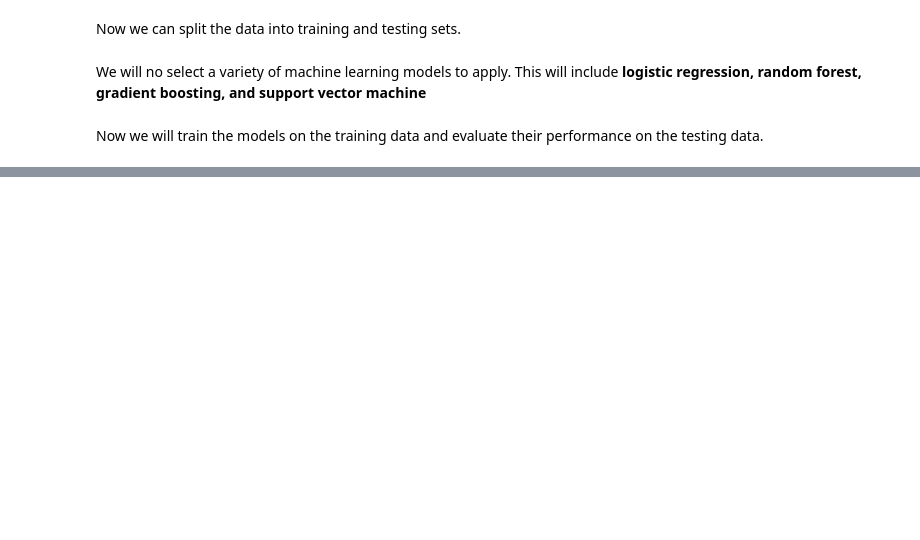
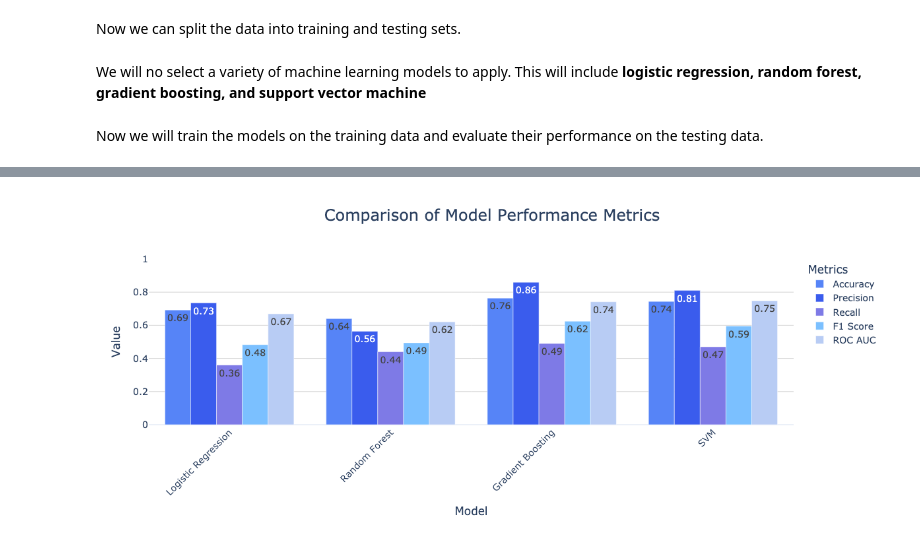
Before and after one commit to vytautas-bunevicius/travel-insurance-classifier, a Jupyter notebook: travel_insurance_analysis.ipynb, the cells around one changed output, grey strips where cells are left out. Saved outputs shown, nothing was run; the diff lists cells and outputs as text; code cells hidden in the pictures; blank space fills up the shorter version.

```diff
--- a/travel_insurance_analysis.ipynb
+++ b/travel_insurance_analysis.ipynb
@@ -737,0 +682,4 @@ EmploymentType         0.021106
+# %%
+Image(filename="images/inital_models_performance.png")
+# %% [output]
+[figure, added]
```
Also changed, not shown: parts of 73 cells of this notebook, 13 other files.
